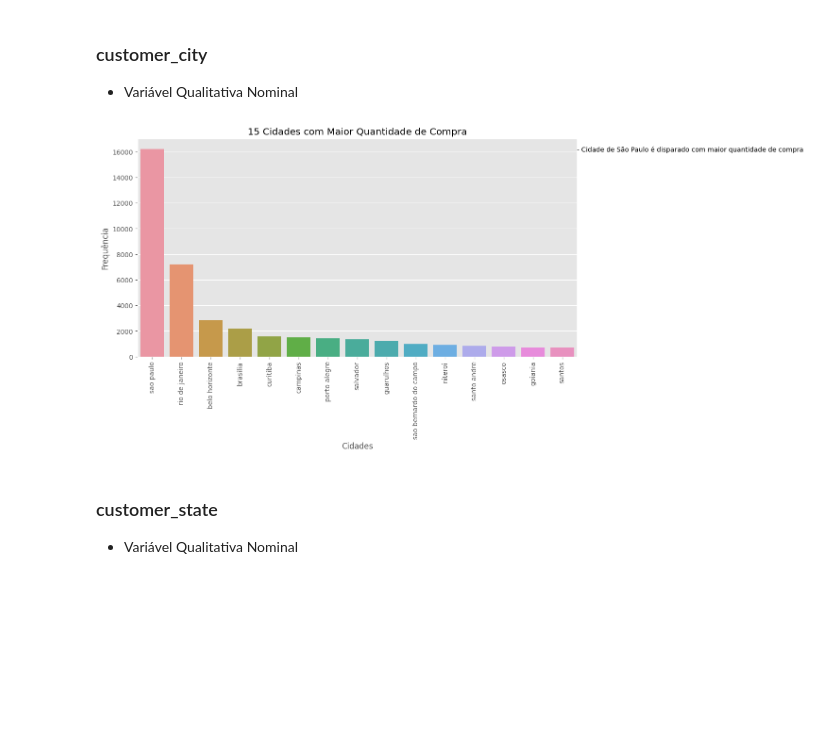
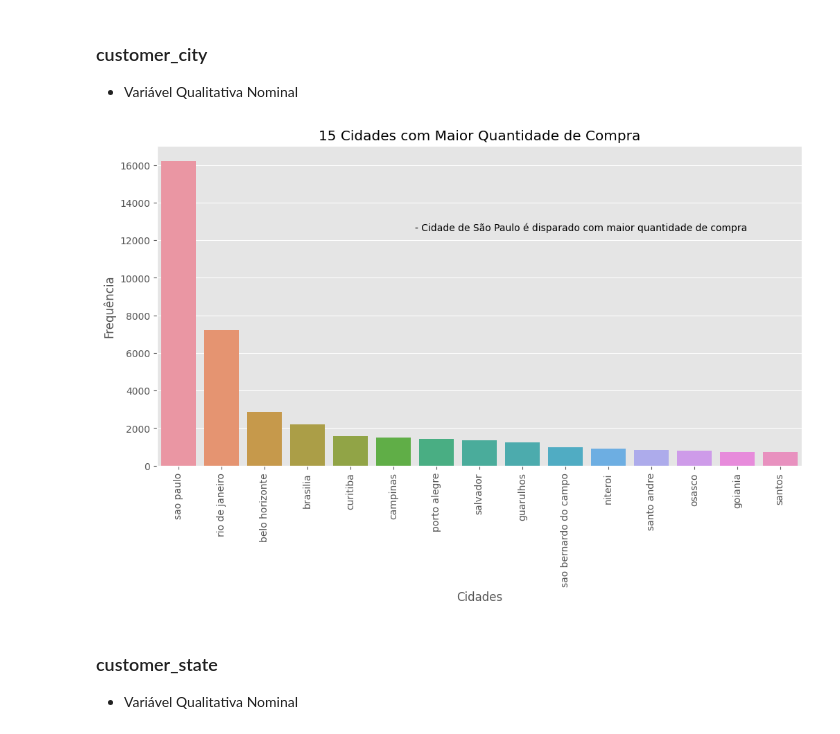
Before and after one commit to AlvimDePaula/grupo_assinante_universidadesdedados, a Jupyter notebook: Analise_Olist.ipynb, the cells around one changed output. Cells and saved outputs as stored; diff of their text form; code cells hidden in the pictures; blank space fills up the shorter version.

```diff
--- a/Analise_Olist.ipynb
+++ b/Analise_Olist.ipynb
@@ -387,19 +387,19 @@ _ = plt.xticks(rotation=90, fontsize=8)
 # %%
 # Dataframe para gráfico
 cidade_compras = df_inicial['customer_city'].value_counts().to_frame().reset_index()
 
 # Histograma
 _ = plt.figure(figsize=(12,6))
 _ = sns.barplot( data=cidade_compras[:15],
                  x='index',
                  y='customer_city')
 _ = plt.xticks(rotation=90)
 _ = plt.title("15 Cidades com Maior Quantidade de Compra")
-_ = plt.text(14.5, 16000, '- Cidade de São Paulo é disparado com maior quantidade de compra')
+_ = plt.text(5.5, 12500, '- Cidade de São Paulo é disparado com maior quantidade de compra')
 _ = plt.xlabel('Cidades')
 _ = plt.ylabel('Frequência')
 # %% [output]
-[figure, old version]
+[figure, new version]
 # %% [markdown]
 ### customer_state
 
```
